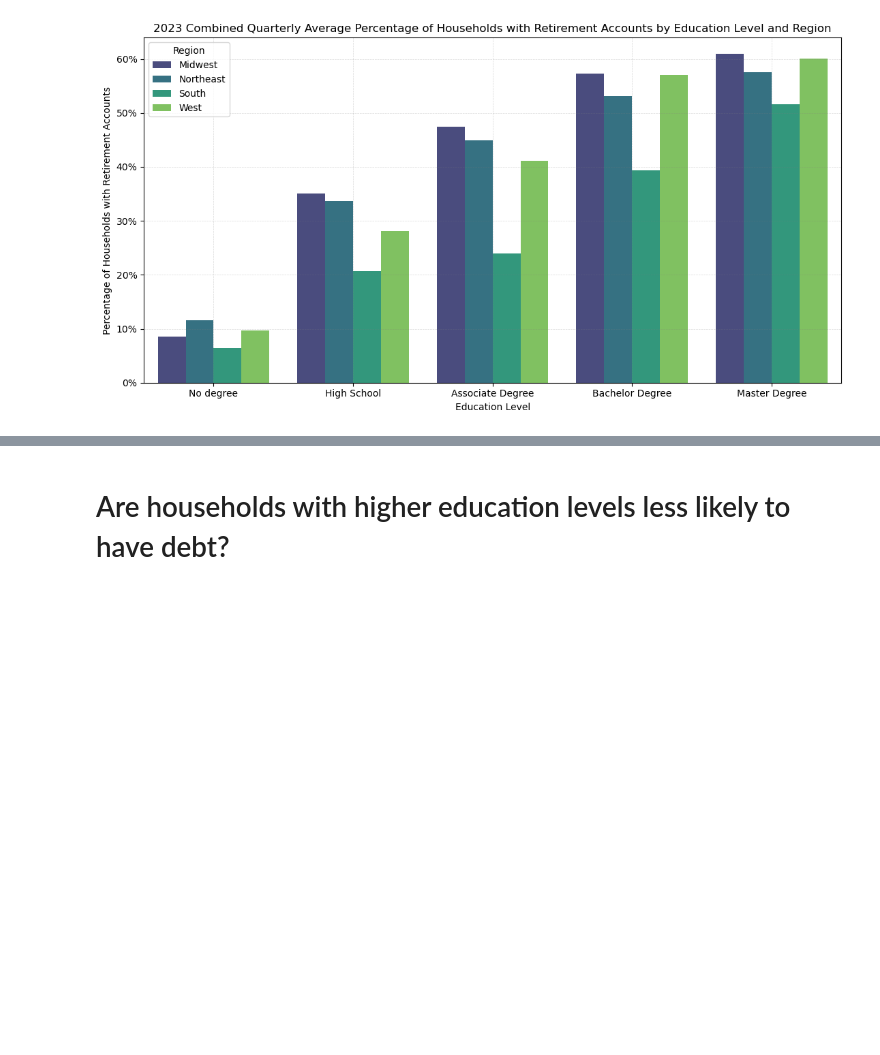
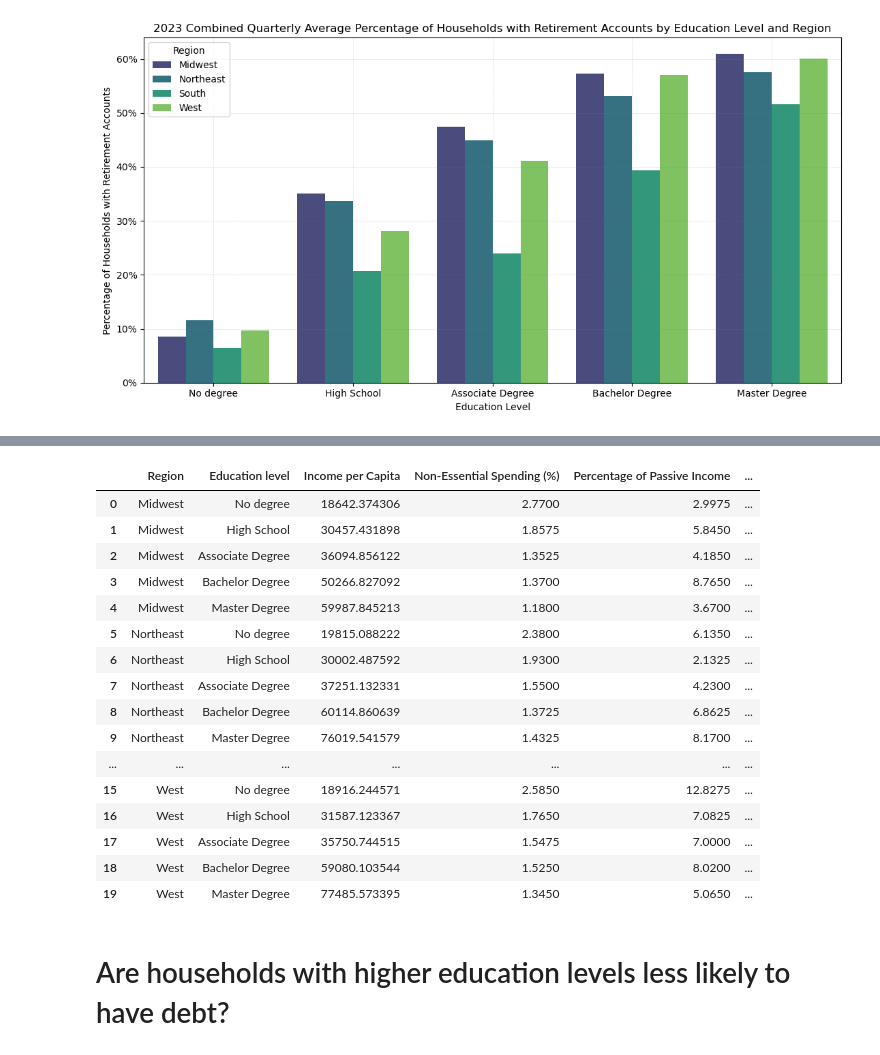
Before and after one commit to Leslygcruz/Educationproj, a Jupyter notebook: notebooks/Education_capstone.ipynb, the cells around one changed output, grey strips where cells are left out. Saved outputs shown, nothing was run; the diff lists cells and outputs as text; code cells hidden in the pictures; blank space fills up the shorter version.

```diff
--- a/notebooks/Education_capstone.ipynb
+++ b/notebooks/Education_capstone.ipynb
@@ -1341,0 +1344,2 @@ plt.show()
+# %%
+annualavg=pd.merge(avgquarterlyeducinc,avgquarterlyspending, on= ['Region','Education level'], how='outer')
@@ -1341,0 +1366,2 @@ plt.show()
+# %%
+annualavg=pd.merge(annualavg, avgquarterlyinvesting, on= ['Region','Education level'], how='outer')
@@ -1341,0 +1388,2 @@ plt.show()
+# %%
+avgqaurterlyretirperc=avgqaurterlyretirperc.rename(columns={'Education level 2': 'Education level', 0: 'Percentage of Retirement Accounts'})
@@ -1341,0 +1410,22 @@ plt.show()
+# %%
+annualavg=pd.merge(annualavg, avgqaurterlyretirperc, on= ['Region','Education level'], how='outer')
+# %%
+annualavg
+# %% [output]
+|  | Region | Education level | Income per Capita | Non-Essential Spending (%) | Percentage of Passive Income | ... |
+| 0 | Midwest | No degree | 18642.374306 | 2.7700 | 2.9975 | ... |
+| 1 | Midwest | High School | 30457.431898 | 1.8575 | 5.8450 | ... |
+| 2 | Midwest | Associate Degree | 36094.856122 | 1.3525 | 4.1850 | ... |
+| 3 | Midwest | Bachelor Degree | 50266.827092 | 1.3700 | 8.7650 | ... |
+| 4 | Midwest | Master Degree | 59987.845213 | 1.1800 | 3.6700 | ... |
+| 5 | Northeast | No degree | 19815.088222 | 2.3800 | 6.1350 | ... |
+| 6 | Northeast | High School | 30002.487592 | 1.9300 | 2.1325 | ... |
+| 7 | Northeast | Associate Degree | 37251.132331 | 1.5500 | 4.2300 | ... |
+| 8 | Northeast | Bachelor Degree | 60114.860639 | 1.3725 | 6.8625 | ... |
+| 9 | Northeast | Master Degree | 76019.541579 | 1.4325 | 8.1700 | ... |
+| ... | ... | ... | ... | ... | ... | ... |
+| 15 | West | No degree | 18916.244571 | 2.5850 | 12.8275 | ... |
+| 16 | West | High School | 31587.123367 | 1.7650 | 7.0825 | ... |
+| 17 | West | Associate Degree | 35750.744515 | 1.5475 | 7.0000 | ... |
+| 18 | West | Bachelor Degree | 59080.103544 | 1.5250 | 8.0200 | ... |
+| 19 | West | Master Degree | 77485.573395 | 1.3450 | 5.0650 | ... |
```
Also changed, not shown: parts of 5 cells of this notebook, 3 other files.
